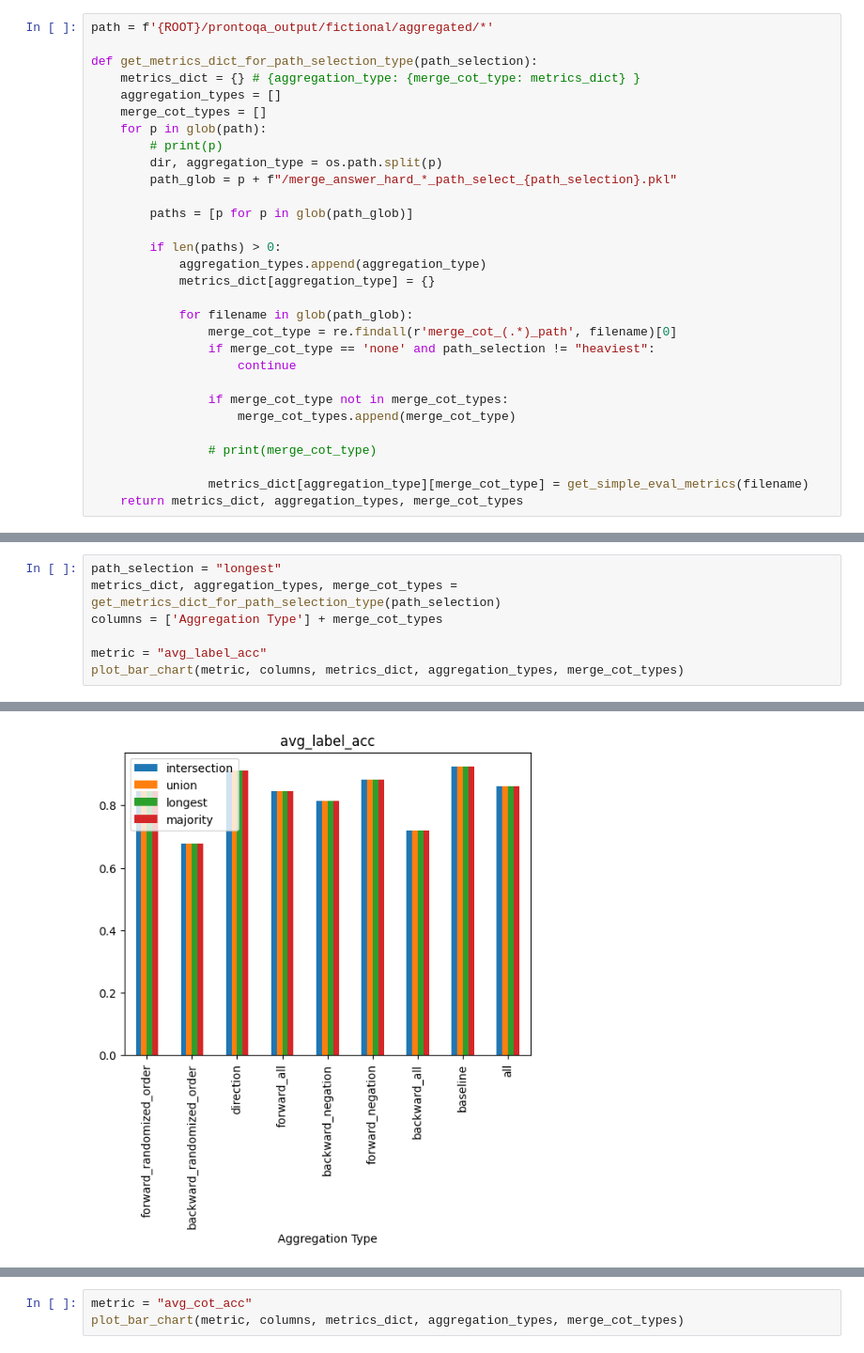
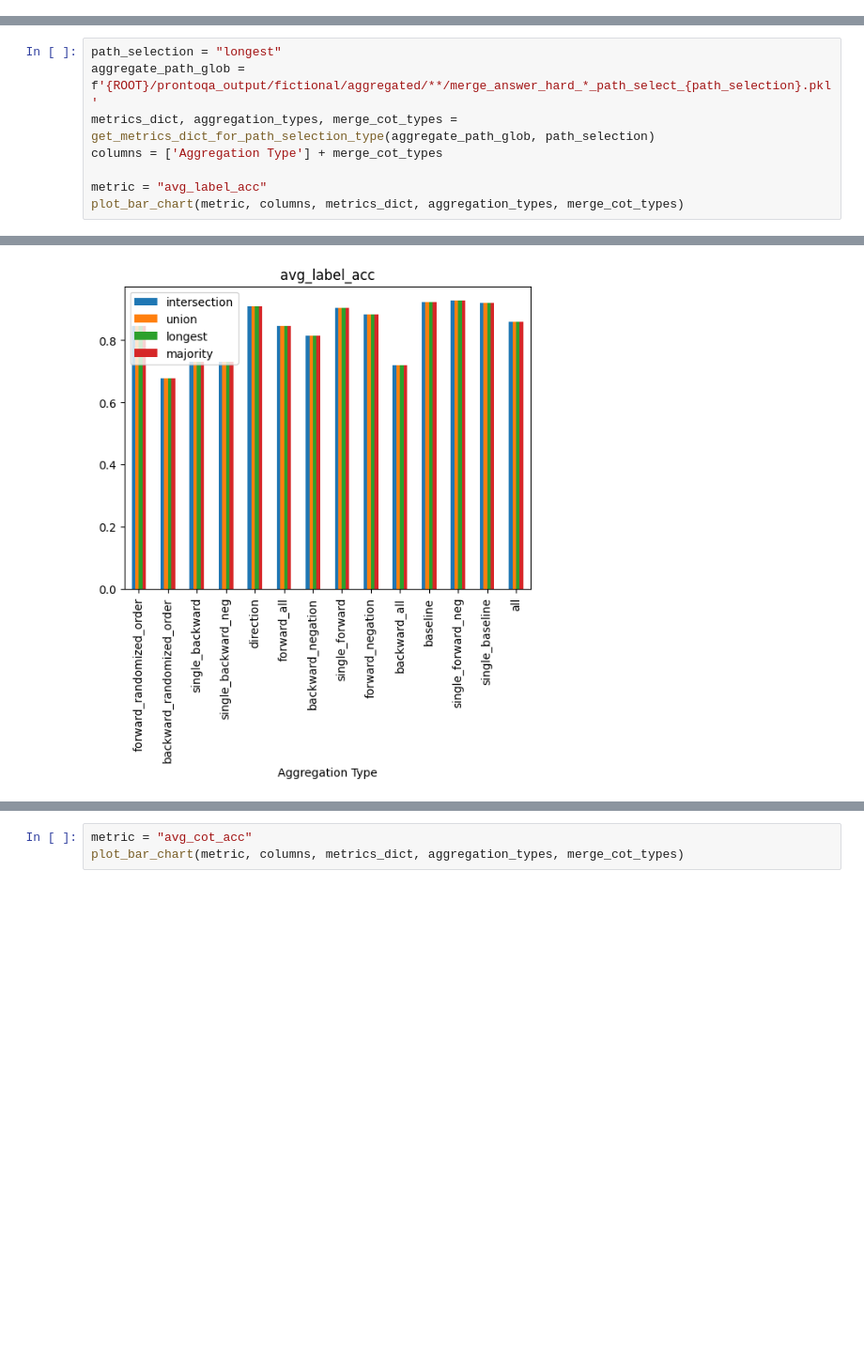
Before and after one commit to elaine-sui/cs224u_final_project, a Jupyter notebook: evaluate/simple_evaluate.ipynb, the cells around one changed output, grey strips where cells are left out. Shown: that part at 94% size. Saved outputs shown, nothing was run; the diff lists cells and outputs as text; blank space fills up the shorter version.

```diff
--- a/evaluate/simple_evaluate.ipynb
+++ b/evaluate/simple_evaluate.ipynb
@@ -49,30 +0,0 @@ def get_simple_eval_metrics(path):
-# %%
-path = f'{ROOT}/prontoqa_output/fictional/aggregated/*'
-
-def get_metrics_dict_for_path_selection_type(path_selection):
-    metrics_dict = {} # {aggregation_type: {merge_cot_type: metrics_dict} }
-    aggregation_types = []
-    merge_cot_types = []
-    for p in glob(path):
-        # print(p)
-        dir, aggregation_type = os.path.split(p)
-        path_glob = p + f"/merge_answer_hard_*_path_select_{path_selection}.pkl"
-
-        paths = [p for p in glob(path_glob)]
-
-        if len(paths) > 0:
-            aggregation_types.append(aggregation_type)
-            metrics_dict[aggregation_type] = {}
-
-            for filename in glob(path_glob):
-                merge_cot_type = re.findall(r'merge_cot_(.*)_path', filename)[0]
-                if merge_cot_type == 'none' and path_selection != "heaviest":
-                    continue
-
-                if merge_cot_type not in merge_cot_types:
-                    merge_cot_types.append(merge_cot_type)
-
-                # print(merge_cot_type)
-
-                metrics_dict[aggregation_type][merge_cot_type] = get_simple_eval_metrics(filename)
-    return metrics_dict, aggregation_types, merge_cot_types
@@ -130,6 +8,7 @@ def plot_bar_chart(metric, columns, metrics_dict, aggregation_types, merge_cot_t
 # %%
 path_selection = "longest"
-metrics_dict, aggregation_types, merge_cot_types = get_metrics_dict_for_path_selection_type(path_selection)
+aggregate_path_glob = f'{ROOT}/prontoqa_output/fictional/aggregated/**/merge_answer_hard_*_path_select_{path_selection}.pkl'
+metrics_dict, aggregation_types, merge_cot_types = get_metrics_dict_for_path_selection_type(aggregate_path_glob, path_selection)
 columns = ['Aggregation Type'] + merge_cot_types
 
 metric = "avg_label_acc"
@@ -151,6 +35,6 @@ backward_negation max: 0.8133333333333334
 backward_all max: 0.72
 backward_randomized_order max: 0.6766666666666666
-[figure, old version]
+[figure, new version]
 # %%
 metric = "avg_cot_acc"
 plot_bar_chart(metric, columns, metrics_dict, aggregation_types, merge_cot_types)
```
Also changed, not shown: parts of 9 cells of this notebook, 9 other files.
